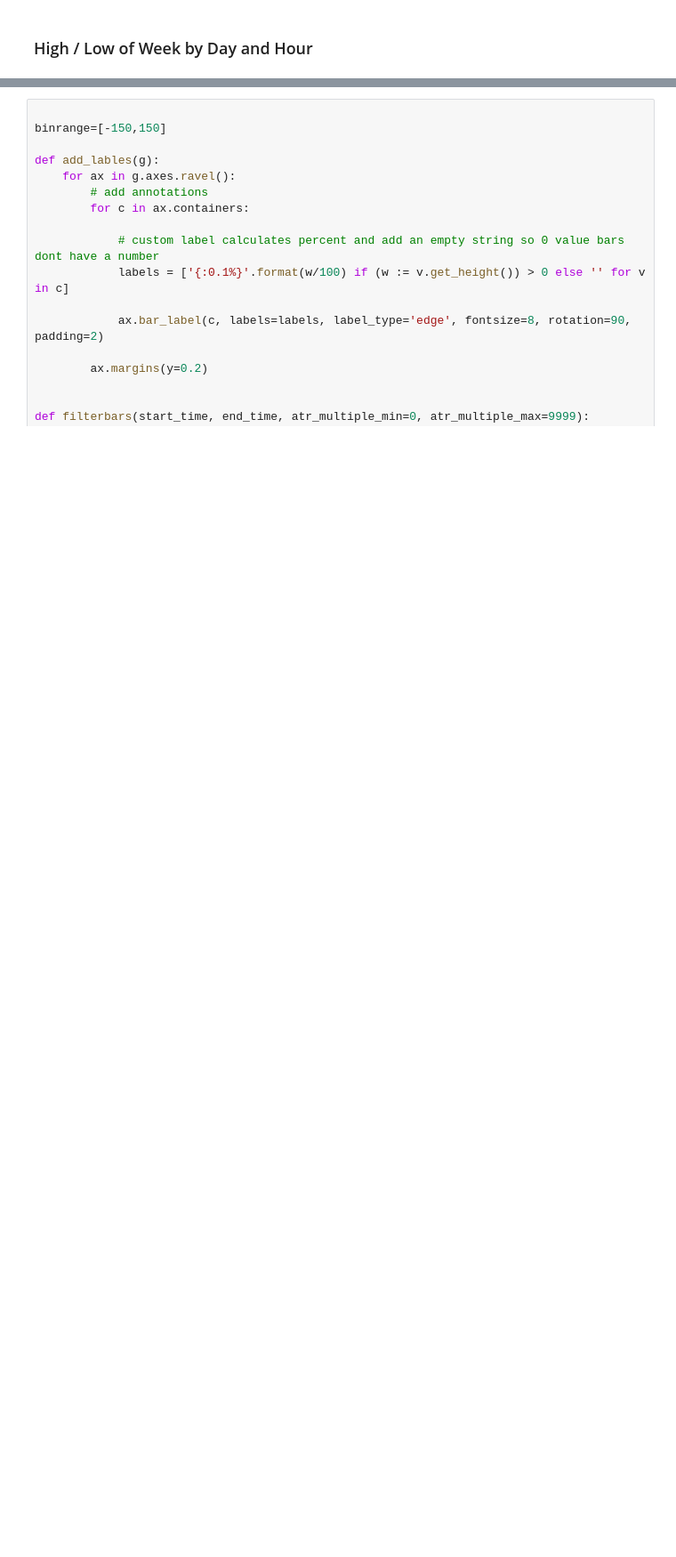
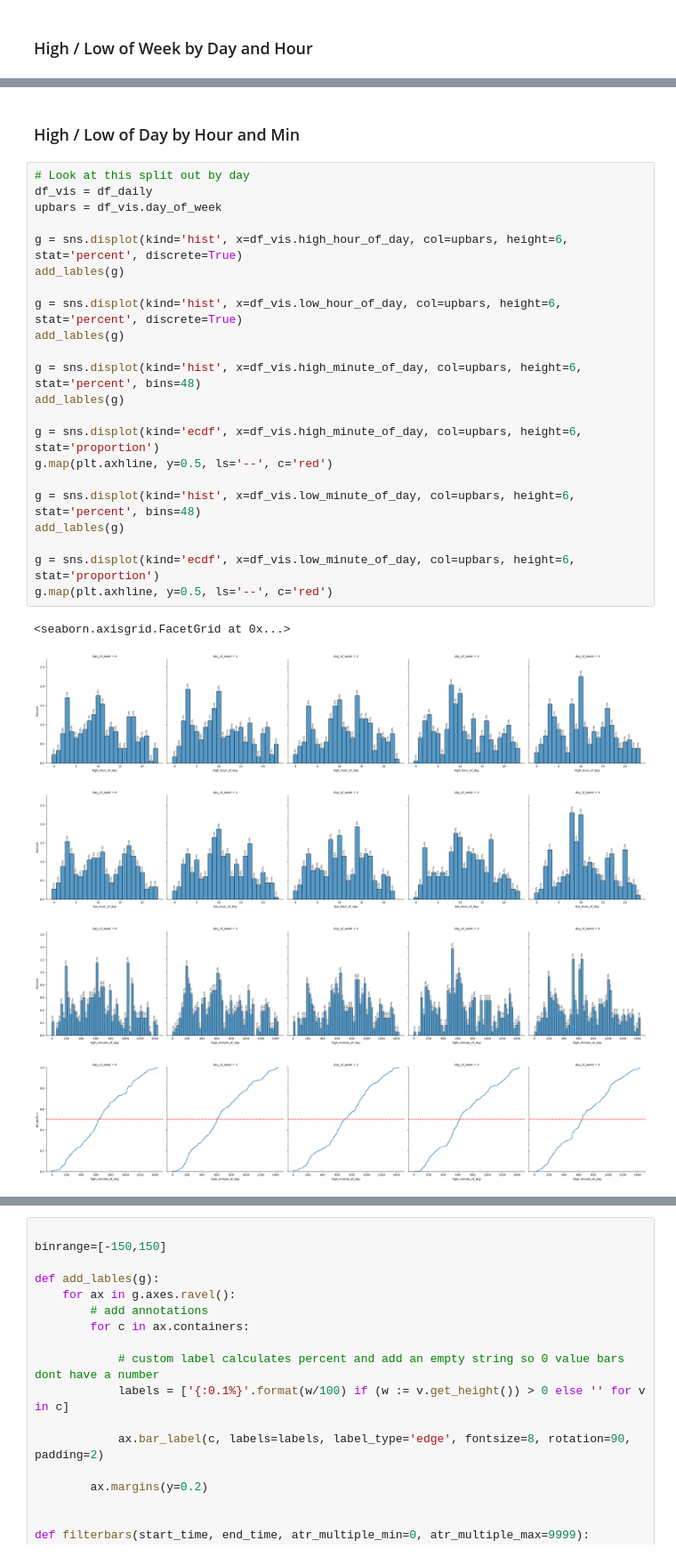
Before and after one commit to MattCollinge/algo-trading, a Jupyter notebook: notebooks/Feature Engineering.ipynb, the cells around one changed output, grey strips where cells are left out. Shown at 89% size. Cells and saved outputs as stored; diff of their text form; blank space fills up the shorter version.

```diff
--- a/notebooks/Feature Engineering.ipynb
+++ b/notebooks/Feature Engineering.ipynb
@@ -369,0 +465,30 @@ add_lables(g)
+# %% [markdown]
+### High / Low of Day by Hour and Min
+# %%
+# Look at this split out by day
+df_vis = df_daily
+upbars = df_vis.day_of_week
+
+g = sns.displot(kind='hist', x=df_vis.high_hour_of_day, col=upbars, height=6, stat='percent', discrete=True)
+add_lables(g)
+
+g = sns.displot(kind='hist', x=df_vis.low_hour_of_day, col=upbars, height=6, stat='percent', discrete=True)
+add_lables(g)
+
+g = sns.displot(kind='hist', x=df_vis.high_minute_of_day, col=upbars, height=6, stat='percent', bins=48)
+add_lables(g)
+
+g = sns.displot(kind='ecdf', x=df_vis.high_minute_of_day, col=upbars, height=6, stat='proportion')
+g.map(plt.axhline, y=0.5, ls='--', c='red')
+
+g = sns.displot(kind='hist', x=df_vis.low_minute_of_day, col=upbars, height=6, stat='percent', bins=48)
+add_lables(g)
+
+g = sns.displot(kind='ecdf', x=df_vis.low_minute_of_day, col=upbars, height=6, stat='proportion')
+g.map(plt.axhline, y=0.5, ls='--', c='red')
+# %% [output]
+<seaborn.axisgrid.FacetGrid at 0x...>
+[figure, added]
+[figure, added]
+[figure, added]
+[figure, added]
```
Also changed, not shown: parts of 19 cells of this notebook, 2 other files.
